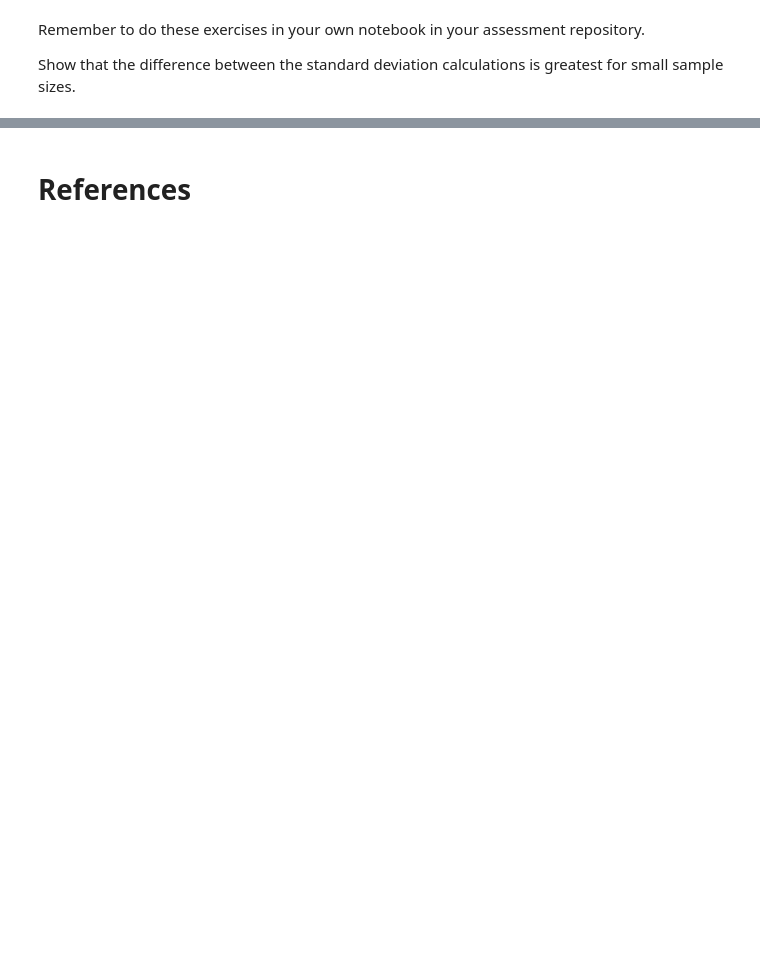
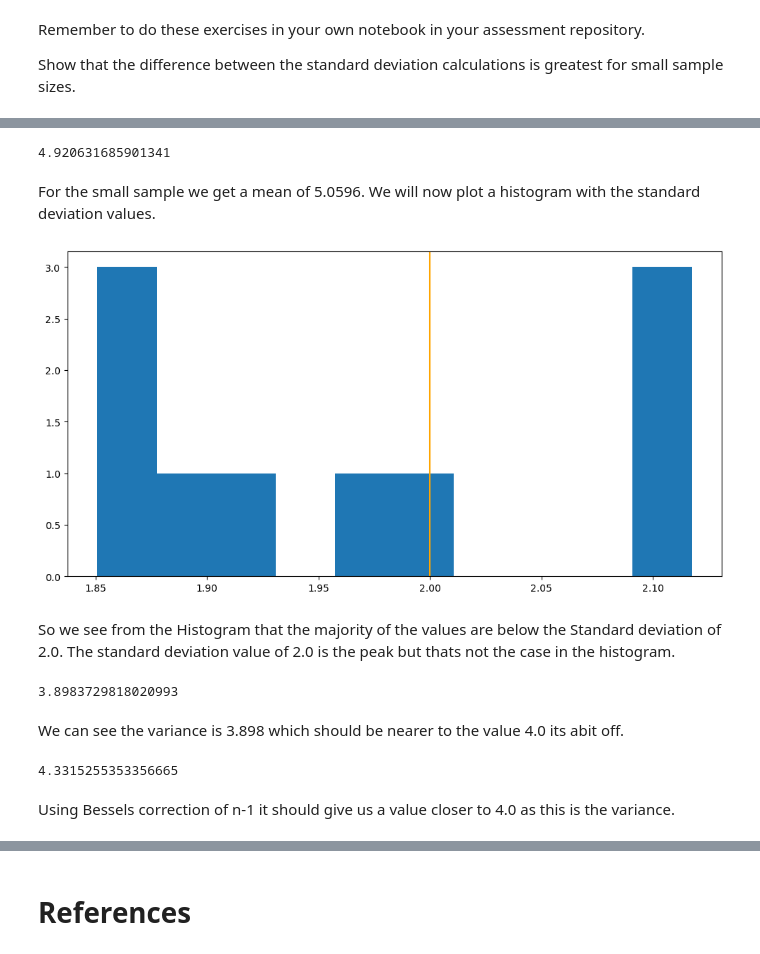
Before and after one commit to loughjo/funddata-assessment, a Jupyter notebook: exercises/03-bias-exercises.ipynb, the cells around one changed output, grey strips where cells are left out. Drawn from its saved outputs; the diff is of its cells as text; code cells hidden in the pictures; blank space fills up the shorter version.

```diff
--- a/exercises/03-bias-exercises.ipynb
+++ b/exercises/03-bias-exercises.ipynb
@@ -59,0 +73,4 @@ Show that the difference between the standard deviation calculations is greatest
+# %%
+# Small random sample size : Generate 10 samples of size 100 and Standard deviation of 2.0
+smallSample = np.random.normal(5.0, 2.0, (10,100))
+smallSample
@@ -59,0 +95,36 @@ Show that the difference between the standard deviation calculations is greatest
+# %%
+# Sample mean which will not be accuarte as its a small small
+smallSample.mean()
+# %% [output]
+4.920631685901341
+# %% [markdown]
+For the small sample we get a mean of 5.0596. We will now plot a histogram with the standard deviation values.
+# %%
+stdevSmall = smallSample.std(axis=1)
+# %%
+# View a histogram - hopefully we can see the estimate is too small.
+fig, ax = plt.subplots(figsize=(12, 6))
+
+# Plot histogram.
+plt.hist(stdevSmall, bins=10)
+
+# Draw a vertical line where the actual standard deviation is.
+plt.axvline(x=2.0, color='orange');
+# %% [output]
+[figure, added]
+# %% [markdown]
+So we see from the Histogram that the majority of the values are below the Standard deviation of 2.0. The standard deviation value of 2.0 is the peak but thats not the case in the histogram.
+# %%
+# Uncorrected variance.
+np.mean(np.square(smallSample - np.mean(smallSample)))
+# %% [output]
+3.8983729818020993
+# %% [markdown]
+We can see the variance is 3.898 which should be nearer to the value 4.0 its abit off.
+# %%
+# Corrected variance.
+np.mean(np.square(smallSample - np.mean(smallSample))) * (len(smallSample) / (len(smallSample) - 1.0))
+# %% [output]
+4.3315255353356665
+# %% [markdown]
+Using Bessels correction of n-1 it should give us a value closer to 4.0 as this is the variance.
```
Also changed, not shown: parts of 26 cells of this notebook.
